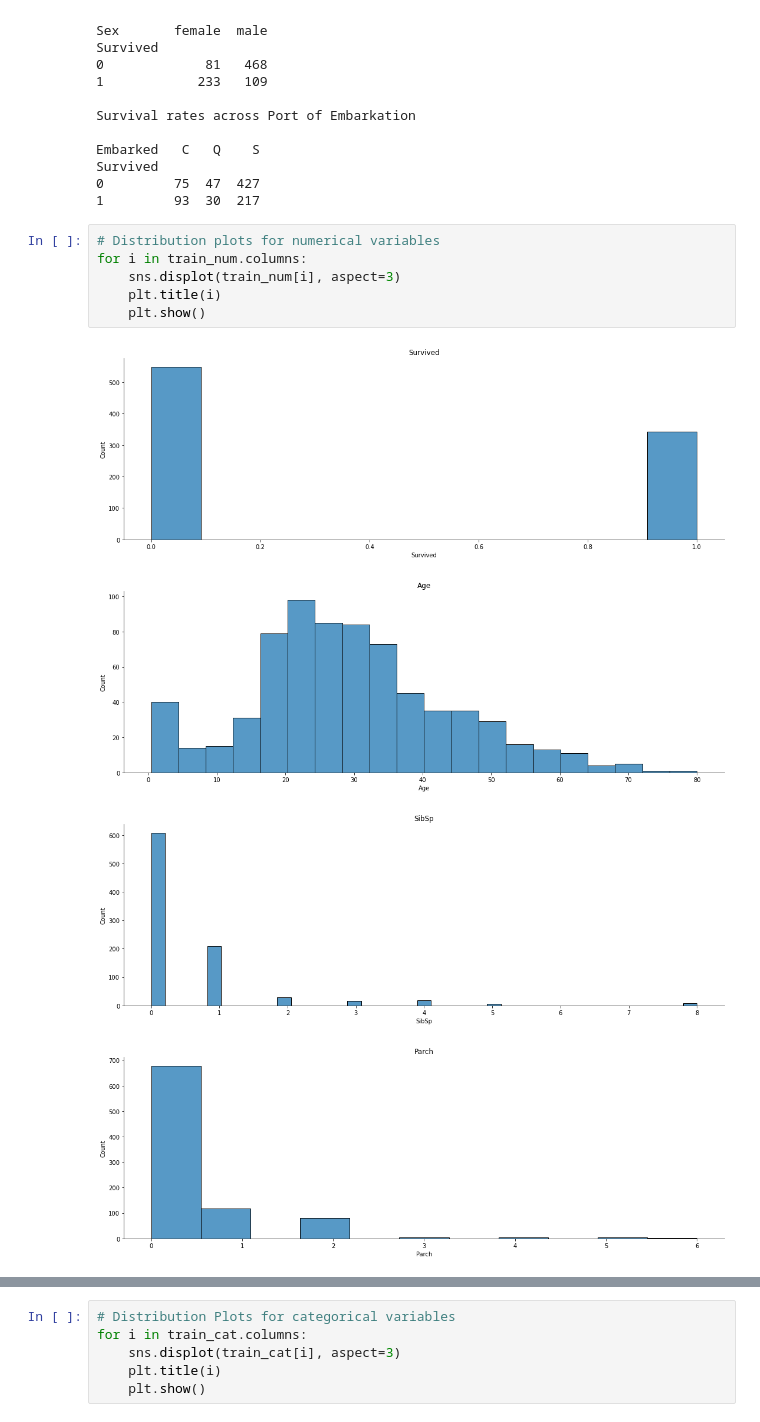
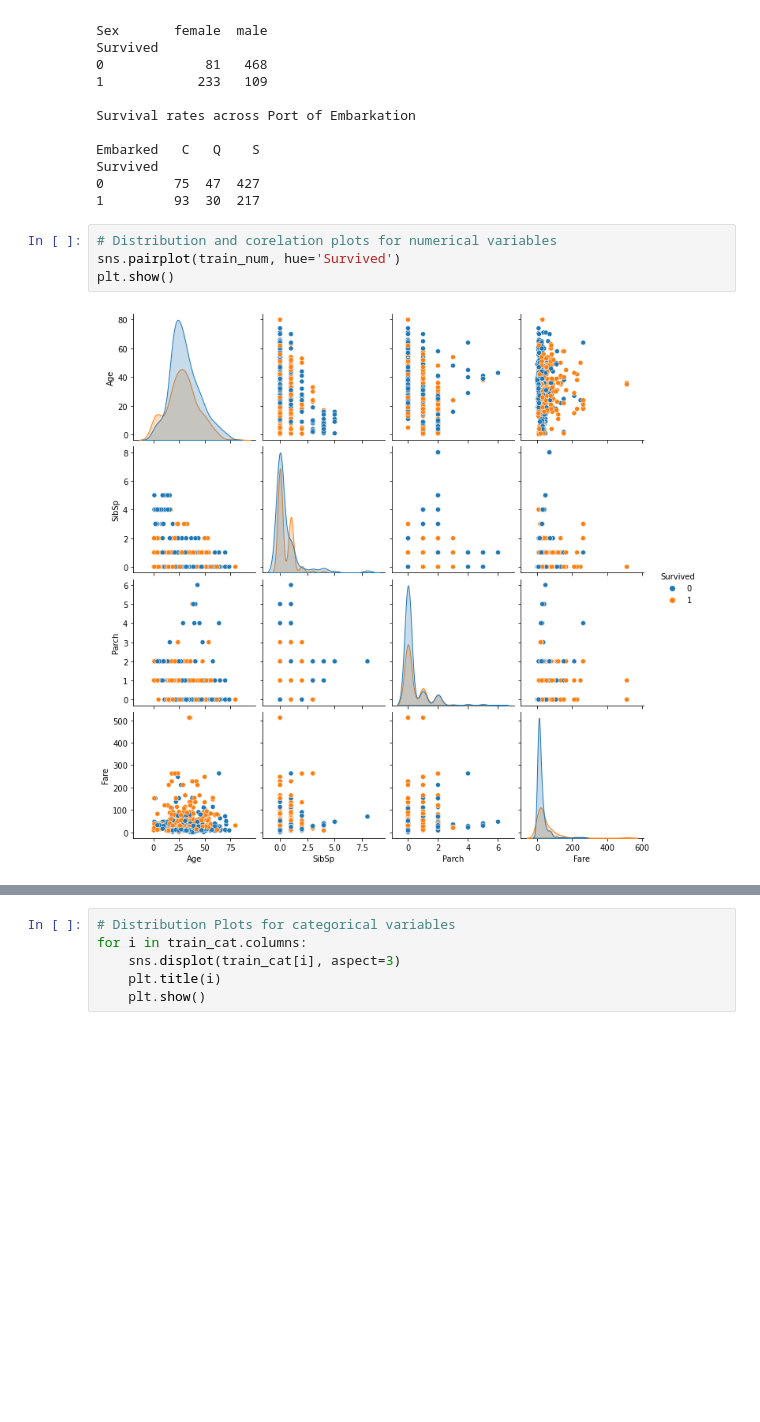
Before and after one commit to iwutung/Titanic-Machine-Learning-from-Disaster, a Jupyter notebook: Titanic-notebook.ipynb, the cells around one changed output, grey strips where cells are left out. Saved outputs shown, nothing was run; the diff lists cells and outputs as text; blank space fills up the shorter version.

Commit message:
include correlation and distribution analysis

```diff
--- a/Titanic-notebook.ipynb
+++ b/Titanic-notebook.ipynb
@@ -125,13 +125,8 @@ Survived
 0         75  47  427
 1         93  30  217
 # %%
-# Distribution plots for numerical variables
-for i in train_num.columns:
-    sns.displot(train_num[i], aspect=3)
-    plt.title(i)
-    plt.show()
+# Distribution and corelation plots for numerical variables
+sns.pairplot(train_num, hue='Survived')
+plt.show()
 # %% [output]
-[figure, old version]
+[figure, new version]
-[figure, removed]
-[figure, removed]
-[figure, removed]
```
Also changed, not shown: parts of 11 cells of this notebook.
